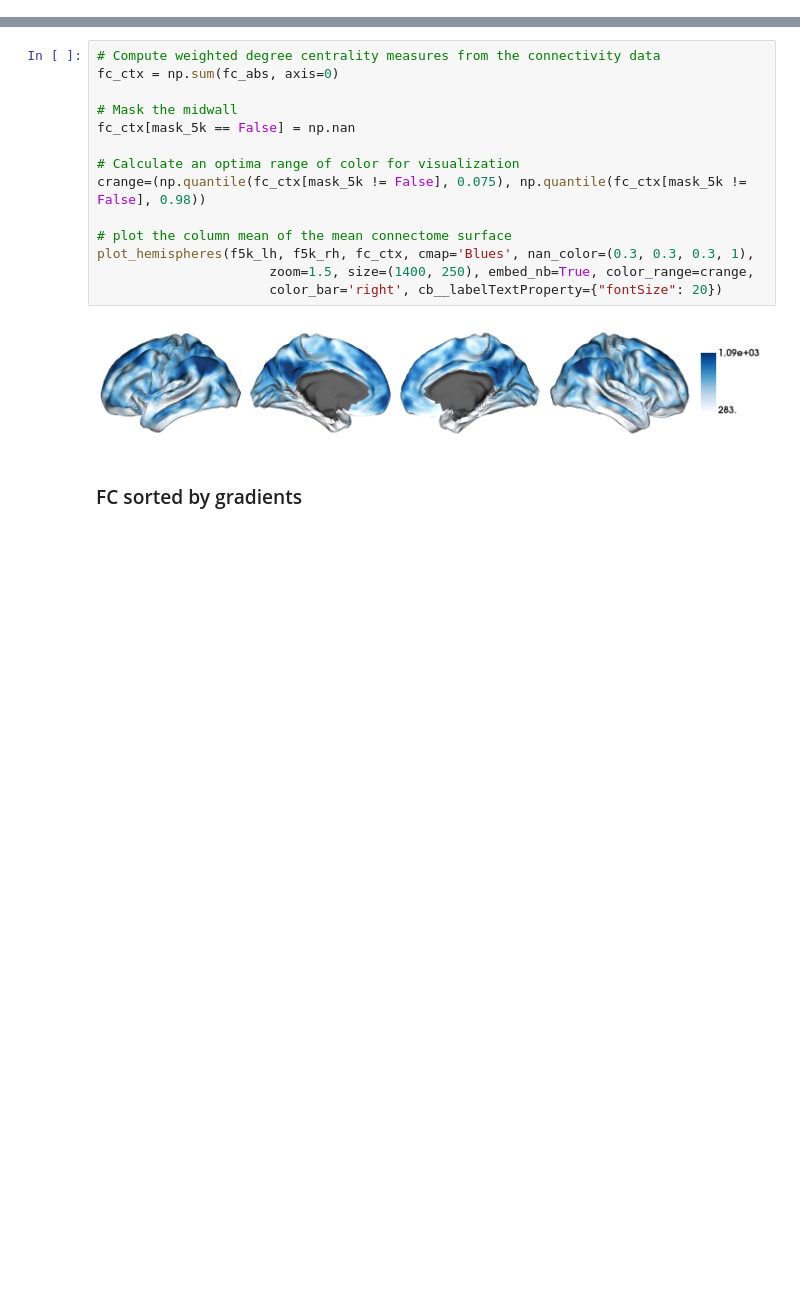
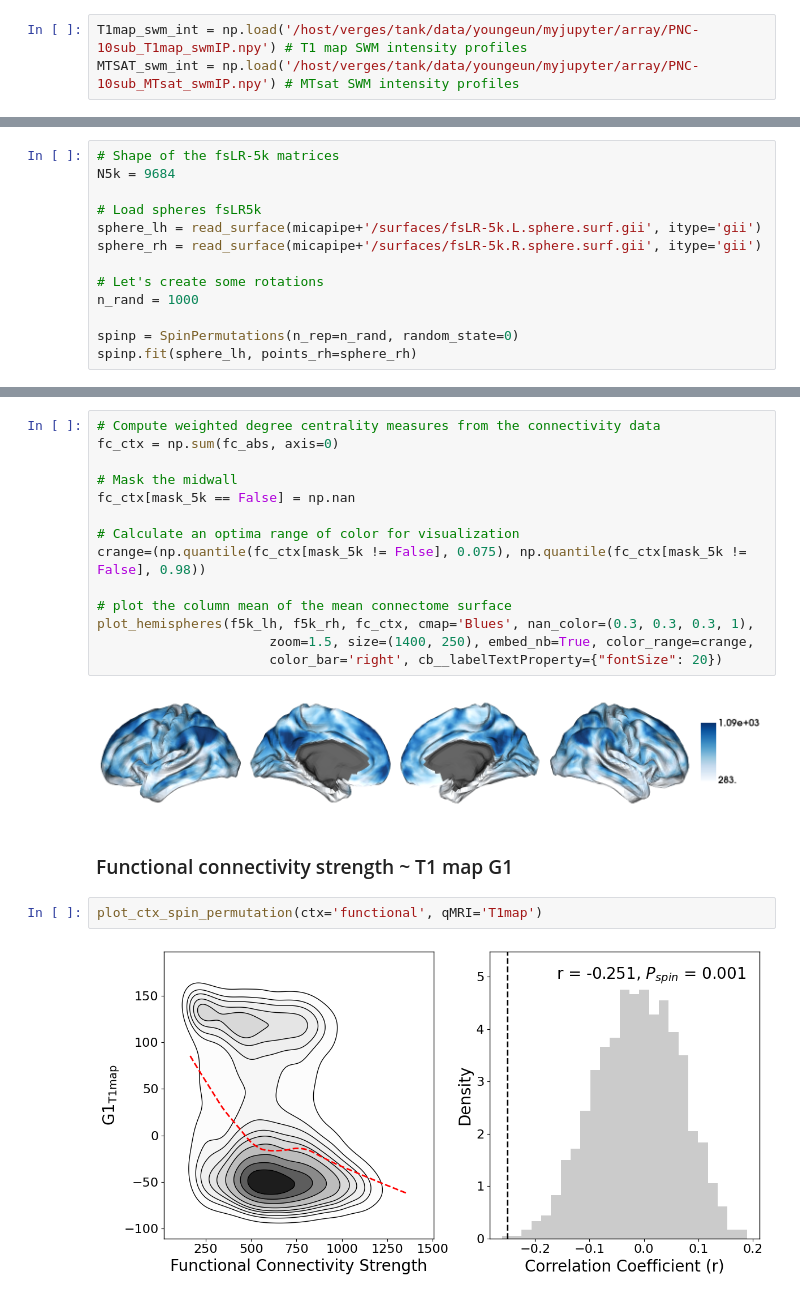
Before and after one commit to MICA-MNI/MRI-Histology_framework_for_SWM_architecture, a Jupyter notebook: notebooks/6-2_Corr_mean-BrainConnectivity.ipynb, the cells around one changed output, grey strips where cells are left out. Saved outputs shown, nothing was run; the diff lists cells and outputs as text; blank space fills up the shorter version.

```diff
--- a/notebooks/6-2_Corr_mean-BrainConnectivity.ipynb
+++ b/notebooks/6-2_Corr_mean-BrainConnectivity.ipynb
@@ -65,2 +67,5 @@ f5k_rh = read_surface(micapipe + '/surfaces/fsLR-5k.R.surf.gii', itype='gii')
+# %%
+T1map_swm_int = np.load('/host/verges/tank/data/youngeun/myjupyter/array/PNC-10sub_T1map_swmIP.npy') # T1 map SWM intensity profiles
+MTSAT_swm_int = np.load('/host/verges/tank/data/youngeun/myjupyter/array/PNC-10sub_MTsat_swmIP.npy') # MTsat SWM intensity profiles
 # %% [markdown]
 ### Functions
@@ -66,0 +219,13 @@ f5k_rh = read_surface(micapipe + '/surfaces/fsLR-5k.R.surf.gii', itype='gii')
+# %%
+# Shape of the fsLR-5k matrices
+N5k = 9684
+
+# Load spheres fsLR5k
+sphere_lh = read_surface(micapipe+'/surfaces/fsLR-5k.L.sphere.surf.gii', itype='gii')
+sphere_rh = read_surface(micapipe+'/surfaces/fsLR-5k.R.sphere.surf.gii', itype='gii')
+
+# Let's create some rotations
+n_rand = 1000
+
+spinp = SpinPermutations(n_rep=n_rand, random_state=0)
+spinp.fit(sphere_lh, points_rh=sphere_rh)
@@ -121,5 +378,9 @@ plot_hemispheres(f5k_lh, f5k_rh, fc_ctx, cmap='Blues', nan_color=(0.3, 0.3, 0.3,
                       color_bar='right', cb__labelTextProperty={"fontSize": 20})
 # %% [output]
 [figure]
-# %% [markdown]
-### FC sorted by gradients
+# %% [markdown]
+### Functional connectivity strength ~ T1 map G1
+# %%
+plot_ctx_spin_permutation(ctx='functional', qMRI='T1map')
+# %% [output]
+[figure, added]
```
Also changed, not shown: parts of 17 cells of this notebook, 2 other files.
